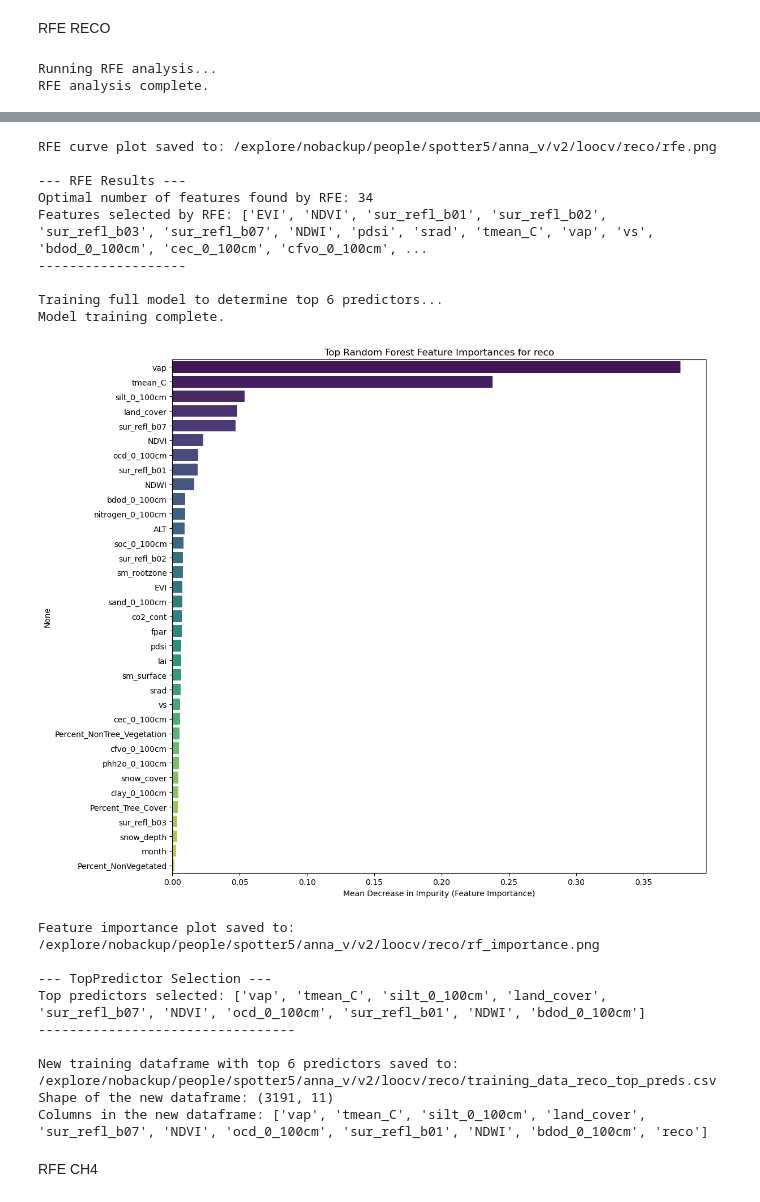
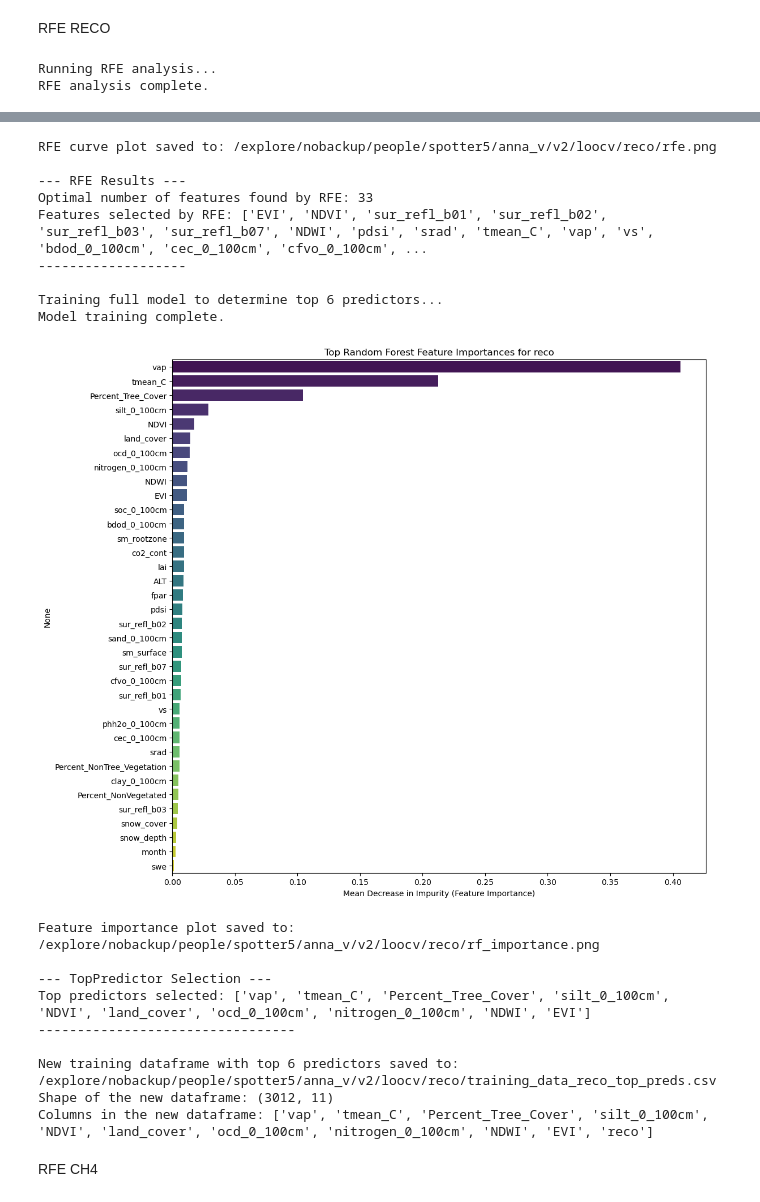
Before and after one commit to stefano-m-potter/abcflux_v2, a Jupyter notebook: RFE.ipynb, the cells around one changed output, grey strips where cells are left out. Drawn from its saved outputs; the diff is of its cells as text; code cells hidden in the pictures.

```diff
--- a/RFE.ipynb
+++ b/RFE.ipynb
@@ -324,13 +324,13 @@ df['date'] = pd.to_datetime(df[['year', 'month']].assign(day=1))
 # 3. Define predictors and target
 predictor_vars = [
     'EVI', 'NDVI', 'sur_refl_b01', 'sur_refl_b02', 'sur_refl_b03',
-    'sur_refl_b07', 'NDWI', 'pdsi', 'srad', 'tmean_C', 'vap', 'vs',
+    'sur_refl_b07', 'NDWI', 'pdsi', 'srad', 'tmean_C', 'vap', 'vs', 'swe',
     'bdod_0_100cm', 'cec_0_100cm', 'cfvo_0_100cm', 'clay_0_100cm',
     'nitrogen_0_100cm', 'ocd_0_100cm', 'phh2o_0_100cm', 'sand_0_100cm',
     'silt_0_100cm', 'soc_0_100cm', 'co2_cont', 'ALT',
     'land_cover', 'month',
     'lai', 'fpar', 'Percent_NonTree_Vegetation',
-    'Percent_NonVegetated', 'Percent_Tree_Cover',  'sm_surface', 'sm_rootzone',
+    'Percent_NonVegetated', 'Percent_Tree_Cover', 'sm_surface', 'sm_rootzone',
     'snow_cover',
     'snow_depth'#, 'NDSI_snow_cover'
 ]
@@ -432,22 +432,22 @@ RFE analysis complete.
 RFE curve plot saved to: /explore/nobackup/people/spotter5/anna_v/v2/loocv/reco/rfe.png
 
 --- RFE Results ---
-Optimal number of features found by RFE: 34
+Optimal number of features found by RFE: 33
 Features selected by RFE: ['EVI', 'NDVI', 'sur_refl_b01', 'sur_refl_b02', 'sur_refl_b03', 'sur_refl_b07', 'NDWI', 'pdsi', 'srad', 'tmean_C', 'vap', 'vs', 'bdod_0_100cm', 'cec_0_100cm', 'cfvo_0_100cm', ...
 -------------------
 
 Training full model to determine top 6 predictors...
 Model training complete.
-[figure, old version]
+[figure, new version]
 Feature importance plot saved to: /explore/nobackup/people/spotter5/anna_v/v2/loocv/reco/rf_importance.png
 
 --- TopPredictor Selection ---
-Top predictors selected: ['vap', 'tmean_C', 'silt_0_100cm', 'land_cover', 'sur_refl_b07', 'NDVI', 'ocd_0_100cm', 'sur_refl_b01', 'NDWI', 'bdod_0_100cm']
+Top predictors selected: ['vap', 'tmean_C', 'Percent_Tree_Cover', 'silt_0_100cm', 'NDVI', 'land_cover', 'ocd_0_100cm', 'nitrogen_0_100cm', 'NDWI', 'EVI']
 ---------------------------------
 
 New training dataframe with top 6 predictors saved to: /explore/nobackup/people/spotter5/anna_v/v2/loocv/reco/training_data_reco_top_preds.csv
-Shape of the new dataframe: (3191, 11)
-Columns in the new dataframe: ['vap', 'tmean_C', 'silt_0_100cm', 'land_cover', 'sur_refl_b07', 'NDVI', 'ocd_0_100cm', 'sur_refl_b01', 'NDWI', 'bdod_0_100cm', 'reco']
+Shape of the new dataframe: (3012, 11)
+Columns in the new dataframe: ['vap', 'tmean_C', 'Percent_Tree_Cover', 'silt_0_100cm', 'NDVI', 'land_cover', 'ocd_0_100cm', 'nitrogen_0_100cm', 'NDWI', 'EVI', 'reco']
 # %% [markdown]
 RFE CH4
 # %%
```
Also changed, not shown: parts of 4 cells of this notebook, 10 other files.
